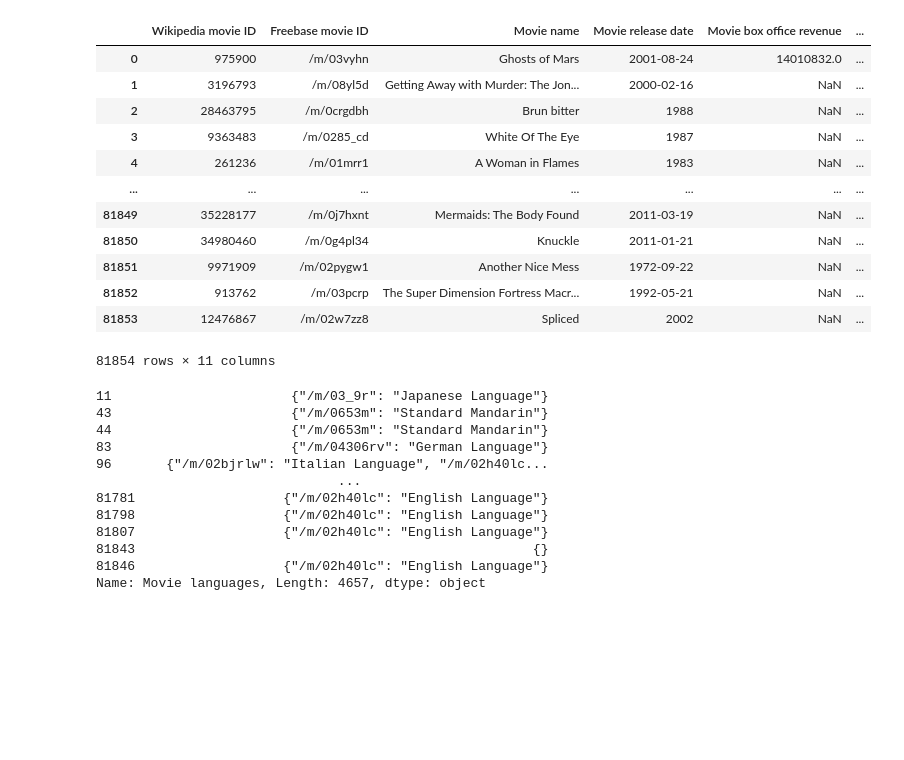
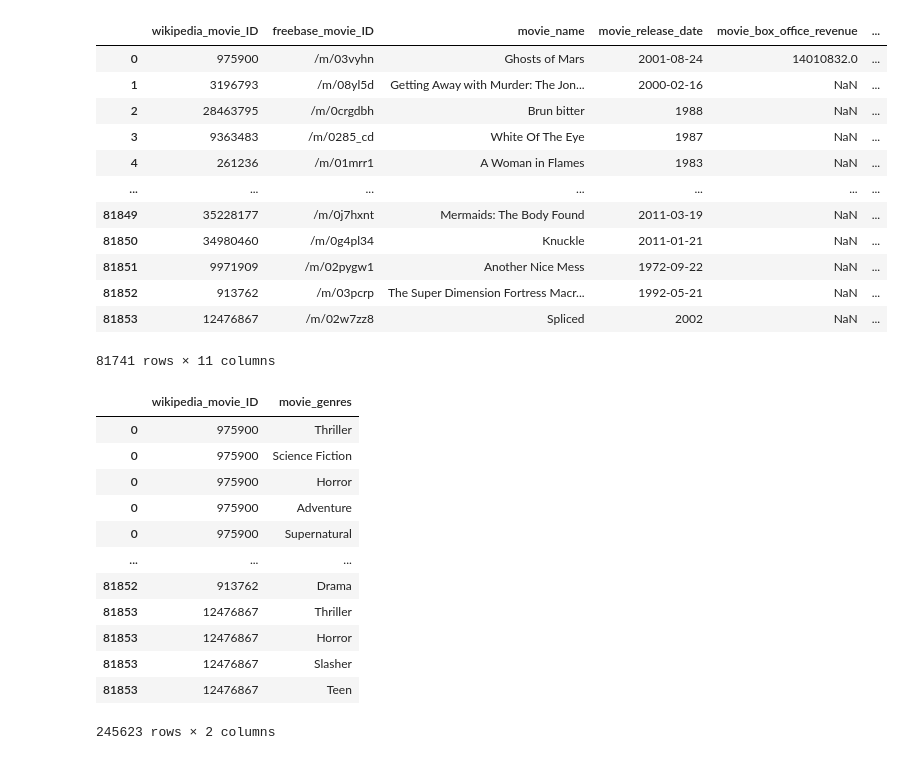
Before and after one commit to epfl-ada/ada-2023-project-team0110, a Jupyter notebook: first_analysis.ipynb, the cells around one changed output. Saved outputs shown, nothing was run; the diff lists cells and outputs as text; code cells hidden in the pictures; blank space fills up the shorter version.

```diff
--- a/first_analysis.ipynb
+++ b/first_analysis.ipynb
@@ -33,36 +38,48 @@ display(movie_book_df)
 | 4655 | 2069950 | Q119424284 |
 | 4656 | 27949074 | Q122661363 |
 4657 rows × 2 columns
+# %%
+#Clean columns
+movie_df['movie_genres']=movie_df['movie_genres'].apply( lambda x: np.take(x.split('"'),np.linspace(3,len(x.split('"'))-2,int((len(x.split('"'))-1)/4)).tolist()))
+movie_df['movie_languages']=movie_df['movie_languages'].apply( lambda x: np.take(x.split('"'),np.linspace(3,len(x.split('"'))-2,int((len(x.split('"'))-1)/4)).tolist()))
+movie_df['movie_countries']=movie_df['movie_countries'].apply( lambda x: np.take(x.split('"'),np.linspace(3,len(x.split('"'))-2,int((len(x.split('"'))-1)/4)).tolist()))
 # %%
-movie_merged_df=movie_df.merge(movie_book_df,left_on="Wikipedia movie ID",right_on="movie_wikipedia_id",how='left').drop("movie_wikipedia_id",axis=1)
-movie_merged_df['Adaptation']=movie_merged_df['book_wikidata_id'].notnull()
-display(movie_merged_df)
+# Merge data
+movie_merged_df=movie_df.merge(movie_book_df,left_on="wikipedia_movie_ID",right_on="movie_wikipedia_id",how='left').drop("movie_wikipedia_id",axis=1)
+movie_merged_df['adaptation']=movie_merged_df['book_wikidata_id'].notnull()
-# %% [output]
-|  | Wikipedia movie ID | Freebase movie ID | Movie name | Movie release date | Movie box office revenue | ... |
-| 0 | 975900 | /m/03vyhn | Ghosts of Mars | 2001-08-24 | 14010832.0 | ... |
-| 1 | 3196793 | /m/08yl5d | Getting Away with Murder: The Jon... | 2000-02-16 | NaN | ... |
-| 2 | 28463795 | /m/0crgdbh | Brun bitter | 1988 | NaN | ... |
-| 3 | 9363483 | /m/0285_cd | White Of The Eye | 1987 | NaN | ... |
-| 4 | 261236 | /m/01mrr1 | A Woman in Flames | 1983 | NaN | ... |
-| ... | ... | ... | ... | ... | ... | ... |
-| 81849 | 35228177 | /m/0j7hxnt | Mermaids: The Body Found | 2011-03-19 | NaN | ... |
-| 81850 | 34980460 | /m/0g4pl34 | Knuckle | 2011-01-21 | NaN | ... |
-| 81851 | 9971909 | /m/02pygw1 | Another Nice Mess | 1972-09-22 | NaN | ... |
-| 81852 | 913762 | /m/03pcrp | The Super Dimension Fortress Macr... | 1992-05-21 | NaN | ... |
-| 81853 | 12476867 | /m/02w7zz8 | Spliced | 2002 | NaN | ... |
-81854 rows × 11 columns
-# %%
-movie_merged_df.query('Adaptation==True')['Movie languages']
-# %% [output]
-11                       {"/m/03_9r": "Japanese Language"}
-43                       {"/m/0653m": "Standard Mandarin"}
-44                       {"/m/0653m": "Standard Mandarin"}
-83                       {"/m/04306rv": "German Language"}
-96       {"/m/02bjrlw": "Italian Language", "/m/02h40lc...
-                               ...
-81781                   {"/m/02h40lc": "English Language"}
-81798                   {"/m/02h40lc": "English Language"}
-81807                   {"/m/02h40lc": "English Language"}
-81843                                                   {}
-81846                   {"/m/02h40lc": "English Language"}
-Name: Movie languages, Length: 4657, dtype: object
+# %%
+# Since the same movie is adapted from multiple books, let's keep one book per adaptation for now
+movie_merged_df.drop_duplicates(subset='wikipedia_movie_ID',keep='first',inplace=True)
+display(movie_merged_df)
+# %% [output]
+|  | wikipedia_movie_ID | freebase_movie_ID | movie_name | movie_release_date | movie_box_office_revenue | ... |
+| 0 | 975900 | /m/03vyhn | Ghosts of Mars | 2001-08-24 | 14010832.0 | ... |
+| 1 | 3196793 | /m/08yl5d | Getting Away with Murder: The Jon... | 2000-02-16 | NaN | ... |
+| 2 | 28463795 | /m/0crgdbh | Brun bitter | 1988 | NaN | ... |
+| 3 | 9363483 | /m/0285_cd | White Of The Eye | 1987 | NaN | ... |
+| 4 | 261236 | /m/01mrr1 | A Woman in Flames | 1983 | NaN | ... |
+| ... | ... | ... | ... | ... | ... | ... |
+| 81849 | 35228177 | /m/0j7hxnt | Mermaids: The Body Found | 2011-03-19 | NaN | ... |
+| 81850 | 34980460 | /m/0g4pl34 | Knuckle | 2011-01-21 | NaN | ... |
+| 81851 | 9971909 | /m/02pygw1 | Another Nice Mess | 1972-09-22 | NaN | ... |
+| 81852 | 913762 | /m/03pcrp | The Super Dimension Fortress Macr... | 1992-05-21 | NaN | ... |
+| 81853 | 12476867 | /m/02w7zz8 | Spliced | 2002 | NaN | ... |
+81741 rows × 11 columns
+# %%
+#Get the movie genre dataframe (1 movie has multiple genre)
+movie_genre_df=movie_merged_df[['wikipedia_movie_ID','movie_genres']].explode(['movie_genres'])
+display(movie_genre_df)
+# %% [output]
+|  | wikipedia_movie_ID | movie_genres |
+| 0 | 975900 | Thriller |
+| 0 | 975900 | Science Fiction |
+| 0 | 975900 | Horror |
+| 0 | 975900 | Adventure |
+| 0 | 975900 | Supernatural |
+| ... | ... | ... |
+| 81852 | 913762 | Drama |
+| 81853 | 12476867 | Thriller |
+| 81853 | 12476867 | Horror |
+| 81853 | 12476867 | Slasher |
+| 81853 | 12476867 | Teen |
+245623 rows × 2 columns
```
Also changed, not shown: parts of 13 cells of this notebook.
